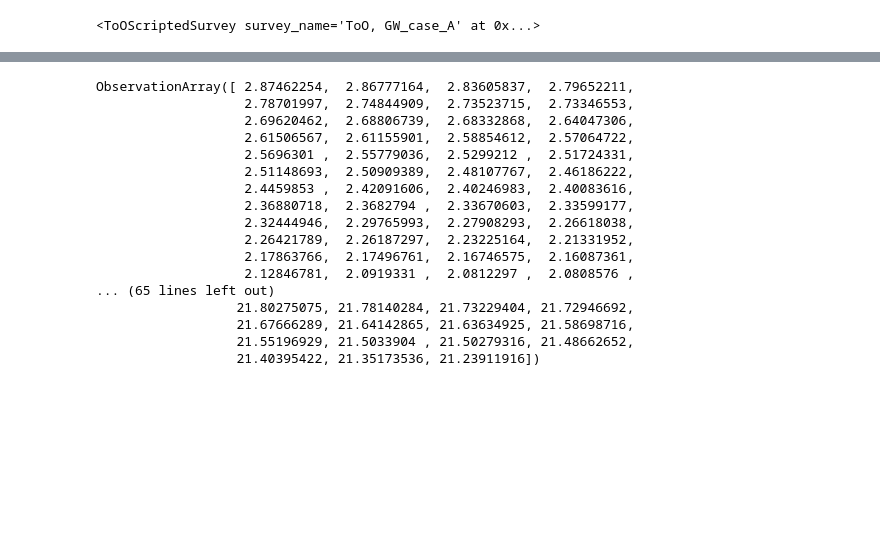
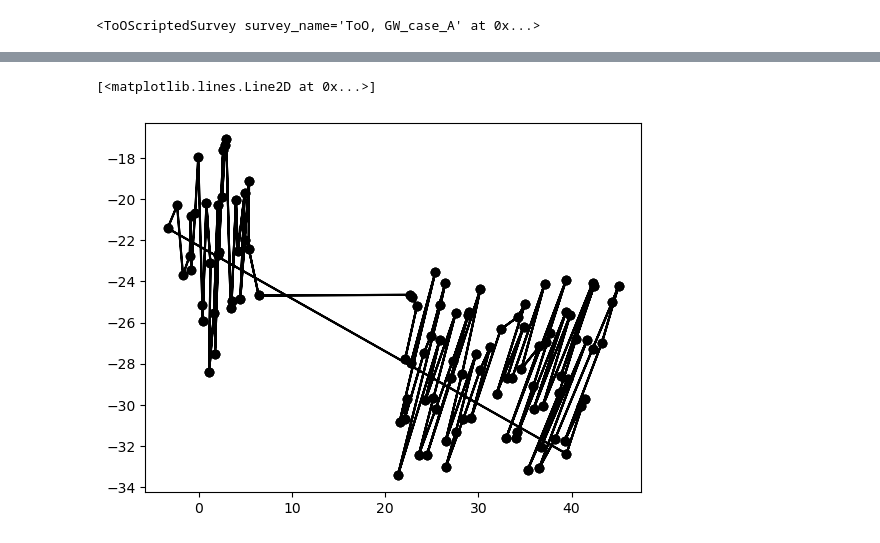
Before and after one commit to yoachim/25_scratch, a Jupyter notebook: too_large/large_too_fp.ipynb, the cells around one changed output, grey strips where cells are left out. Saved outputs shown, nothing was run; the diff lists cells and outputs as text; code cells hidden in the pictures; blank space fills up the shorter version.

```diff
--- a/too_large/large_too_fp.ipynb
+++ b/too_large/large_too_fp.ipynb
@@ -12,3 +13,17 @@ from rubin_scheduler.scheduler.detailers import GrabSettingDetailer
+# %%
+def project_lambert(longitude, latitude):
+    """Project from RA,dec to plane
+    https://en.wikipedia.org/wiki/Lambert_azimuthal_equal-area_projection
+    """
+
+    # flipping the sign on latitude goes north pole or south pole centered
+    r_polar = 2 * np.cos((np.pi / 2 + latitude) / 2.0)
+    # Add pi/2 so north is up
+    theta_polar = longitude + np.pi / 2
+
+    x = r_polar * np.cos(theta_polar)
+    y = r_polar * np.sin(theta_polar)
+    return x, y
 # %%
 
 with open('test_too.p', 'rb') as f:
@@ -56,23 +102,13 @@ plt.plot(obs["RA"], obs["dec"])
 # %%
-ha
+fig, ax = plt.subplots()
+
+xp,yp =project_lambert(az,alt)
+
+ax.plot(np.degrees(xp), np.degrees(yp), '-ko')
+#
 # %% [output]
-ObservationArray([ 2.87462254,  2.86777164,  2.83605837,  2.79652211,
-                   2.78701997,  2.74844909,  2.73523715,  2.73346553,
-                   2.69620462,  2.68806739,  2.68332868,  2.64047306,
-                   2.61506567,  2.61155901,  2.58854612,  2.57064722,
-                   2.5696301 ,  2.55779036,  2.5299212 ,  2.51724331,
-                   2.51148693,  2.50909389,  2.48107767,  2.46186222,
-                   2.4459853 ,  2.42091606,  2.40246983,  2.40083616,
-                   2.36880718,  2.3682794 ,  2.33670603,  2.33599177,
-                   2.32444946,  2.29765993,  2.27908293,  2.26618038,
-                   2.26421789,  2.26187297,  2.23225164,  2.21331952,
-                   2.17863766,  2.17496761,  2.16746575,  2.16087361,
-                   2.12846781,  2.0919331 ,  2.0812297 ,  2.0808576 ,
-... (65 lines left out)
-                  21.80275075, 21.78140284, 21.73229404, 21.72946692,
-                  21.67666289, 21.64142865, 21.63634925, 21.58698716,
-                  21.55196929, 21.5033904 , 21.50279316, 21.48662652,
-                  21.40395422, 21.35173536, 21.23911916])
+[<matplotlib.lines.Line2D at 0x...>]
+[figure, added]
 # %%
 np.unique(obs["RA"]).size, obs.size
 # %% [output]
```
Also changed, not shown: parts of 17 cells of this notebook, 2 other files.
